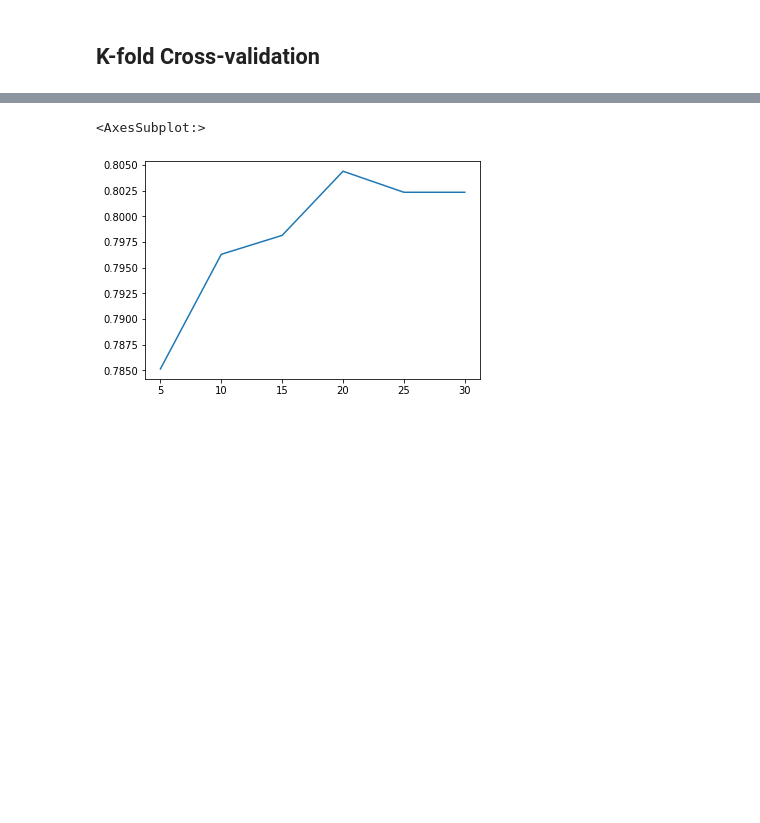
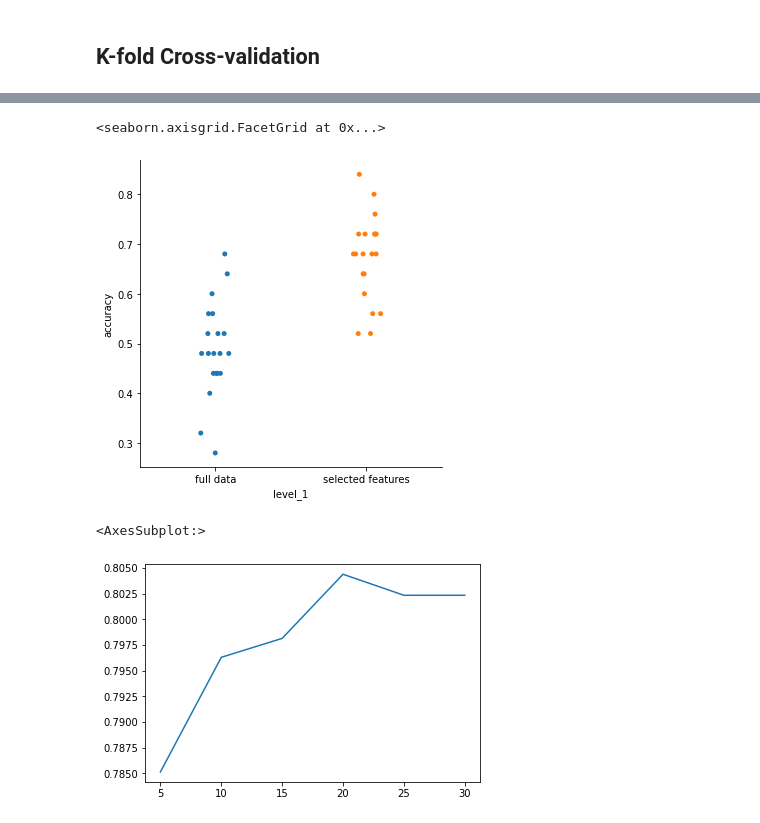
Before and after one commit to dhesse/IN-STK5000-Autumn-2022, a Jupyter notebook: nbhome/30 Pipelines and Feature Selection.ipynb, the cells around one changed output, grey strips where cells are left out. Cells and saved outputs as stored; diff of their text form; code cells hidden in the pictures; blank space fills up the shorter version.

```diff
--- a/nbhome/30 Pipelines and Feature Selection.ipynb
+++ b/nbhome/30 Pipelines and Feature Selection.ipynb
@@ -130,0 +149,4 @@ bs_samples.plot.hist(bins=15)
+# %%
+X = numpy.random.rand(k*N).reshape(N, k)
+# %%
+y = numpy.random.choice([0, 1], N)
@@ -130,0 +155,2 @@ bs_samples.plot.hist(bins=15)
+# %%
+Xp = SelectKBest(k=10).fit_transform(X, y)
@@ -131,3 +159,13 @@ bs_samples.plot.hist(bins=15)
+# %%
+cv_scores = pd.DataFrame({
+    'full data': cross_val_score(LogisticRegression(max_iter=10_000), X, y, cv=20),
+    'selected features': cross_val_score(LogisticRegression(max_iter=10_000), Xp, y, cv=20)}
+)
+# %%
+sns.catplot(data=cv_scores.stack().reset_index(name='accuracy'), x='level_1', y='accuracy')
+# %% [output]
+<seaborn.axisgrid.FacetGrid at 0x...>
+[figure, added]
 # %%
 # look for good value for k in kNN model
 
```
Also changed, not shown: parts of 24 cells of this notebook, 3 other files.
